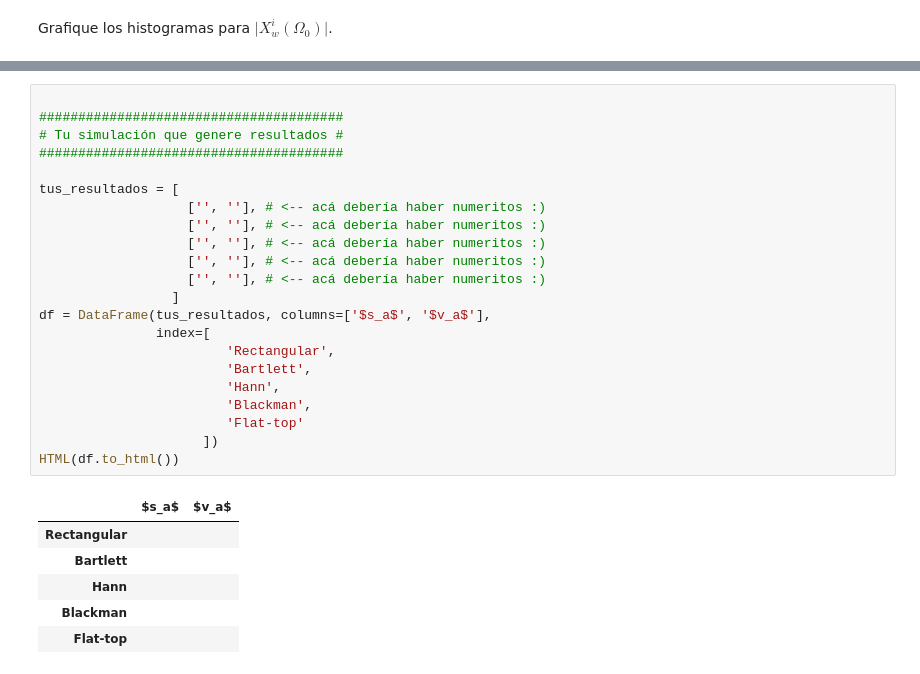
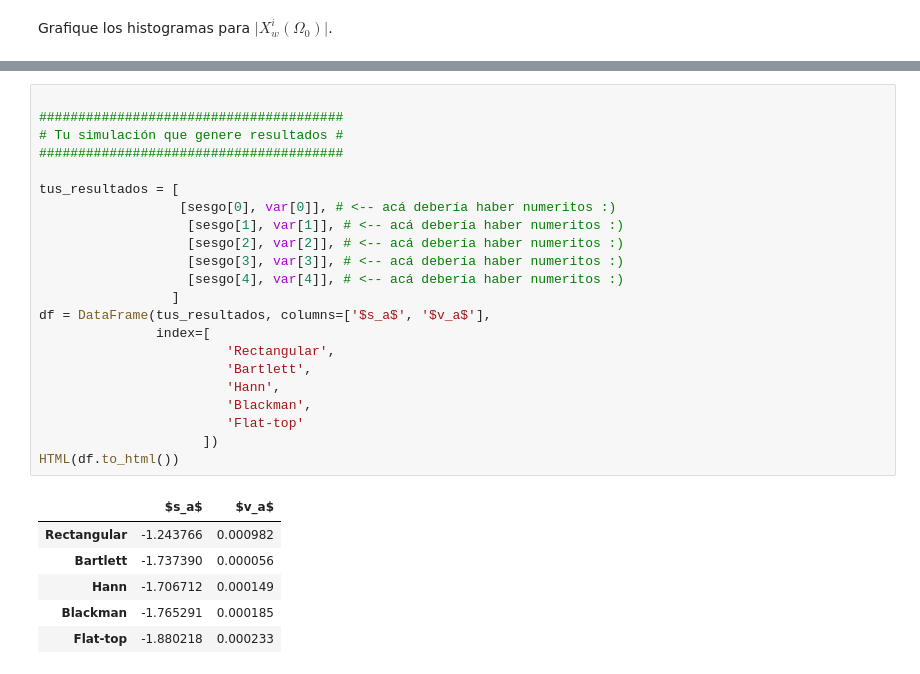
Before and after one commit to fgerce/DSP, a Jupyter notebook: TP2 - Ventanas.ipynb, the cells around one changed output, grey strips where cells are left out. Drawn from its saved outputs; the diff is of its cells as text.

```diff
--- a/TP2 - Ventanas.ipynb
+++ b/TP2 - Ventanas.ipynb
@@ -600,29 +720,29 @@ Grafique los histogramas para  $\lvert X^i_w(\Omega_0) \rvert$.
 # %%
 
 #######################################
 # Tu simulación que genere resultados #
 #######################################
 
 tus_resultados = [
-                   ['', ''], # <-- acá debería haber numeritos :)
-                   ['', ''], # <-- acá debería haber numeritos :)
-                   ['', ''], # <-- acá debería haber numeritos :)
-                   ['', ''], # <-- acá debería haber numeritos :)
-                   ['', ''], # <-- acá debería haber numeritos :)
+                  [sesgo[0], var[0]], # <-- acá debería haber numeritos :)
+                   [sesgo[1], var[1]], # <-- acá debería haber numeritos :)
+                   [sesgo[2], var[2]], # <-- acá debería haber numeritos :)
+                   [sesgo[3], var[3]], # <-- acá debería haber numeritos :)
+                   [sesgo[4], var[4]], # <-- acá debería haber numeritos :)
                  ]
 df = DataFrame(tus_resultados, columns=['$s_a$', '$v_a$'],
                index=[
                         'Rectangular',
                         'Bartlett',
                         'Hann',
                         'Blackman',
                         'Flat-top'
                      ])
 HTML(df.to_html())
 # %% [output]
 |  | $s_a$ | $v_a$ |
-| Rectangular |  |  |
-| Bartlett |  |  |
-| Hann |  |  |
-| Blackman |  |  |
-| Flat-top |  |  |
+| Rectangular | -1.243766 | 0.000982 |
+| Bartlett | -1.737390 | 0.000056 |
+| Hann | -1.706712 | 0.000149 |
+| Blackman | -1.765291 | 0.000185 |
+| Flat-top | -1.880218 | 0.000233 |
```
Also changed, not shown: parts of 7 cells of this notebook, 2 other files.
